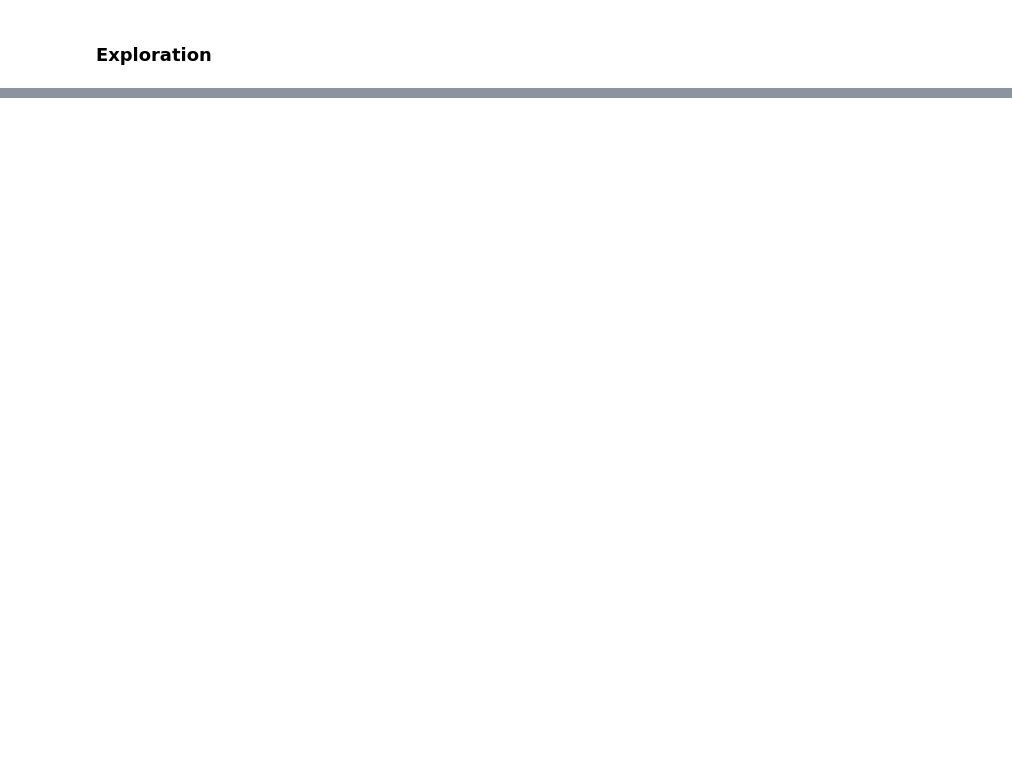
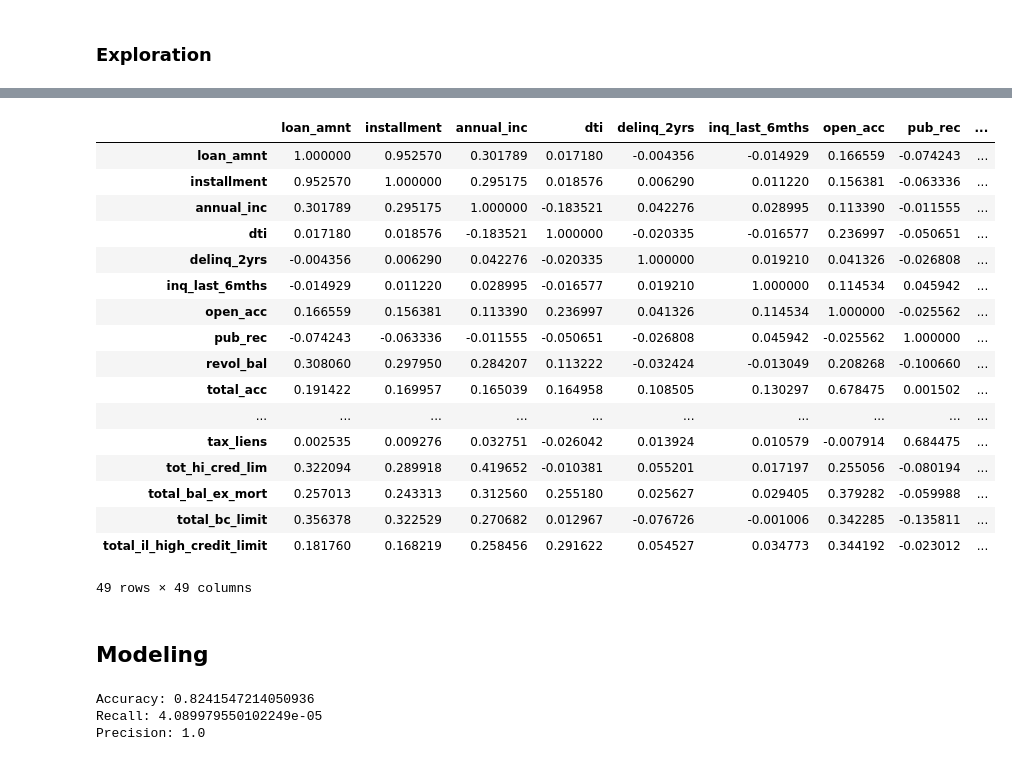
Before and after one commit to vmccready/loan-default-predictor, a Jupyter notebook: exploration.ipynb, the cells around one changed output, grey strips where cells are left out. Cells and saved outputs as stored; diff of their text form; code cells hidden in the pictures; blank space fills up the shorter version.

Commit message:
create initial models. create model.py:

```diff
--- a/exploration.ipynb
+++ b/exploration.ipynb
@@ -301,0 +203,9 @@ data.corr()
+# %%
+def convert_pct(x):
+    """
+    Converts string with % to a float, handles 'None's.
+    """
+    if x is None or pd.isnull(x):
+        return None
+
+    return float(re.sub('%', '', x))
@@ -301,0 +251,23 @@ data.corr()
+# %%
+X.corr()
+# %% [output]
+|  | loan_amnt | installment | annual_inc | dti | delinq_2yrs | inq_last_6mths | open_acc | pub_rec | ... |
+| loan_amnt | 1.000000 | 0.952570 | 0.301789 | 0.017180 | -0.004356 | -0.014929 | 0.166559 | -0.074243 | ... |
+| installment | 0.952570 | 1.000000 | 0.295175 | 0.018576 | 0.006290 | 0.011220 | 0.156381 | -0.063336 | ... |
+| annual_inc | 0.301789 | 0.295175 | 1.000000 | -0.183521 | 0.042276 | 0.028995 | 0.113390 | -0.011555 | ... |
+| dti | 0.017180 | 0.018576 | -0.183521 | 1.000000 | -0.020335 | -0.016577 | 0.236997 | -0.050651 | ... |
+| delinq_2yrs | -0.004356 | 0.006290 | 0.042276 | -0.020335 | 1.000000 | 0.019210 | 0.041326 | -0.026808 | ... |
+| inq_last_6mths | -0.014929 | 0.011220 | 0.028995 | -0.016577 | 0.019210 | 1.000000 | 0.114534 | 0.045942 | ... |
+| open_acc | 0.166559 | 0.156381 | 0.113390 | 0.236997 | 0.041326 | 0.114534 | 1.000000 | -0.025562 | ... |
+| pub_rec | -0.074243 | -0.063336 | -0.011555 | -0.050651 | -0.026808 | 0.045942 | -0.025562 | 1.000000 | ... |
+| revol_bal | 0.308060 | 0.297950 | 0.284207 | 0.113222 | -0.032424 | -0.013049 | 0.208268 | -0.100660 | ... |
+| total_acc | 0.191422 | 0.169957 | 0.165039 | 0.164958 | 0.108505 | 0.130297 | 0.678475 | 0.001502 | ... |
+| ... | ... | ... | ... | ... | ... | ... | ... | ... | ... |
+| tax_liens | 0.002535 | 0.009276 | 0.032751 | -0.026042 | 0.013924 | 0.010579 | -0.007914 | 0.684475 | ... |
+| tot_hi_cred_lim | 0.322094 | 0.289918 | 0.419652 | -0.010381 | 0.055201 | 0.017197 | 0.255056 | -0.080194 | ... |
+| total_bal_ex_mort | 0.257013 | 0.243313 | 0.312560 | 0.255180 | 0.025627 | 0.029405 | 0.379282 | -0.059988 | ... |
+| total_bc_limit | 0.356378 | 0.322529 | 0.270682 | 0.012967 | -0.076726 | -0.001006 | 0.342285 | -0.135811 | ... |
+| total_il_high_credit_limit | 0.181760 | 0.168219 | 0.258456 | 0.291622 | 0.054527 | 0.034773 | 0.344192 | -0.023012 | ... |
+49 rows × 49 columns
+# %% [markdown]
+## Modeling
@@ -301,0 +284,8 @@ data.corr()
+# %%
+model = RandomForestClassifier()
+model, accuracy, recall, precision = create_model(model, X, y)
+print(f'Accuracy: {accuracy}\nRecall: {recall}\nPrecision: {precision}')
+# %% [output]
+Accuracy: 0.8241547214050936
+Recall: 4.089979550102249e-05
+Precision: 1.0
```
Also changed, not shown: parts of 53 cells of this notebook, 2 other files.
